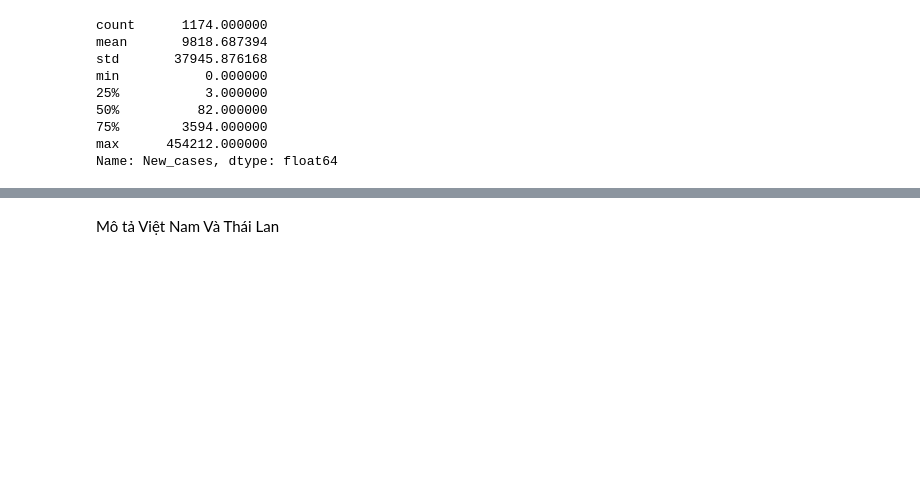
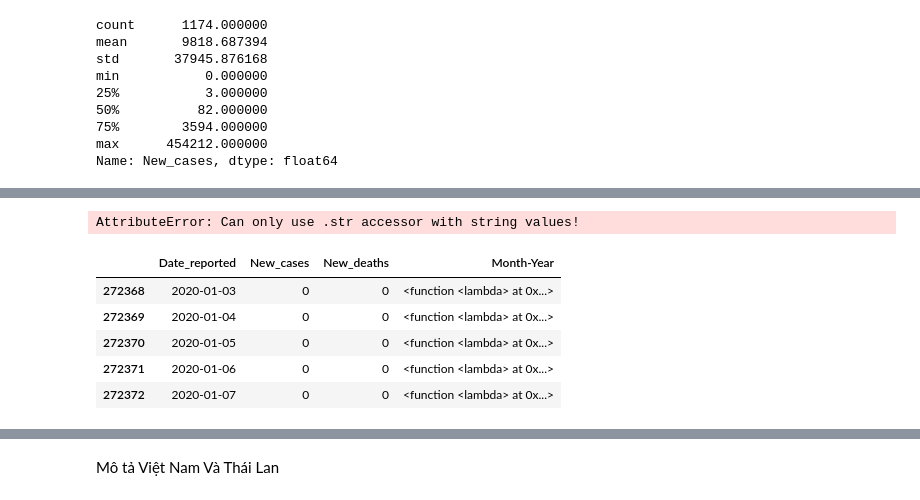
Before and after one commit to tonypham90/TKUD_KHTN, a Jupyter notebook: BT/BT2/Baitap2.ipynb, the cells around one changed output, grey strips where cells are left out. Saved outputs shown, nothing was run; the diff lists cells and outputs as text; code cells hidden in the pictures; blank space fills up the shorter version.

```diff
--- a/BT/BT2/Baitap2.ipynb
+++ b/BT/BT2/Baitap2.ipynb
@@ -473,0 +517,13 @@ df_vn_flow.plot(type='pie')
+# %%
+df_vn = MonthYear =lambda x: df_vn['Date_reported'].str('%b %y')
+# %% [output]
+AttributeError: Can only use .str accessor with string values!
+# %%
+df_vn.head()
+# %% [output]
+|  | Date_reported | New_cases | New_deaths | Month-Year |
+| 272368 | 2020-01-03 | 0 | 0 | <function <lambda> at 0x...> |
+| 272369 | 2020-01-04 | 0 | 0 | <function <lambda> at 0x...> |
+| 272370 | 2020-01-05 | 0 | 0 | <function <lambda> at 0x...> |
+| 272371 | 2020-01-06 | 0 | 0 | <function <lambda> at 0x...> |
+| 272372 | 2020-01-07 | 0 | 0 | <function <lambda> at 0x...> |
```
Also changed, not shown: parts of 12 cells of this notebook.
